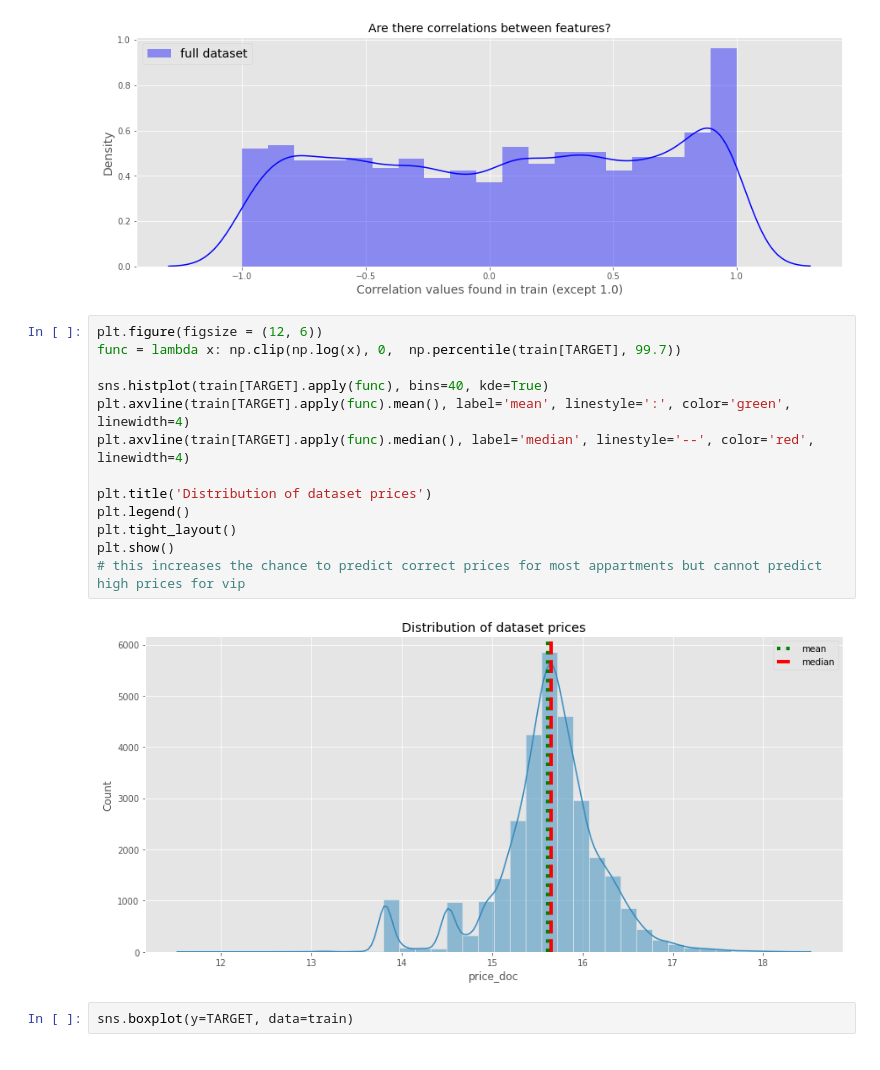
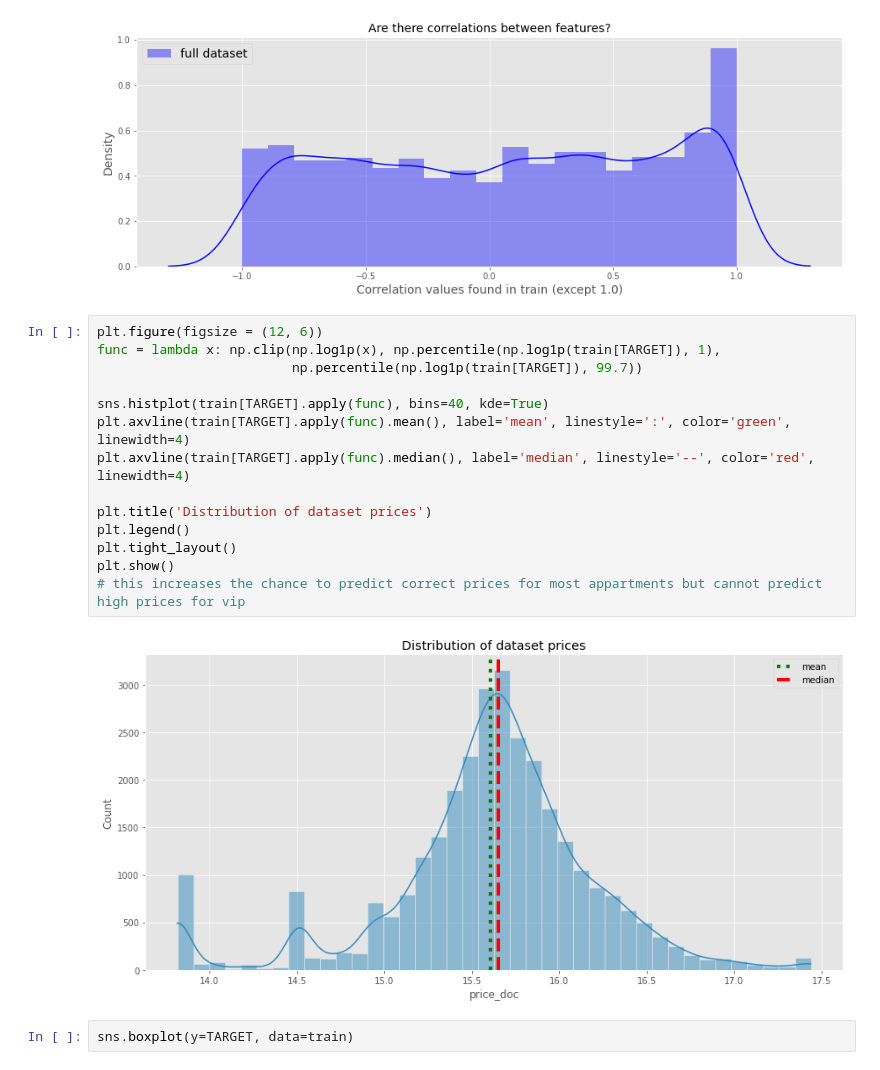
Before and after one commit to pankratozzi/ML_pet_projects, a Jupyter notebook: regression/sberbank_moscow_housing/sber_regression.ipynb, the cells around one changed output. Saved outputs shown, nothing was run; the diff lists cells and outputs as text.

Commit message:
check hypothesis log target dist

```diff
--- a/regression/sberbank_moscow_housing/sber_regression.ipynb
+++ b/regression/sberbank_moscow_housing/sber_regression.ipynb
@@ -119,19 +119,20 @@ show_correlation_hist(macro, columns=macro.columns[1:])
 [figure]
 # %%
 plt.figure(figsize = (12, 6))
-func = lambda x: np.clip(np.log(x), 0,  np.percentile(train[TARGET], 99.7))
+func = lambda x: np.clip(np.log1p(x), np.percentile(np.log1p(train[TARGET]), 1),
+                         np.percentile(np.log1p(train[TARGET]), 99.7))
 
 sns.histplot(train[TARGET].apply(func), bins=40, kde=True)
 plt.axvline(train[TARGET].apply(func).mean(), label='mean', linestyle=':', color='green', linewidth=4)
 plt.axvline(train[TARGET].apply(func).median(), label='median', linestyle='--', color='red', linewidth=4)
 
 plt.title('Distribution of dataset prices')
 plt.legend()
 plt.tight_layout()
 plt.show()
 # this increases the chance to predict correct prices for most appartments but cannot predict high prices for vip
 # %% [output]
-[figure, old version]
+[figure, new version]
 # %%
 sns.boxplot(y=TARGET, data=train)
 # %% [output]
```
Also changed, not shown: parts of 6 cells of this notebook.
